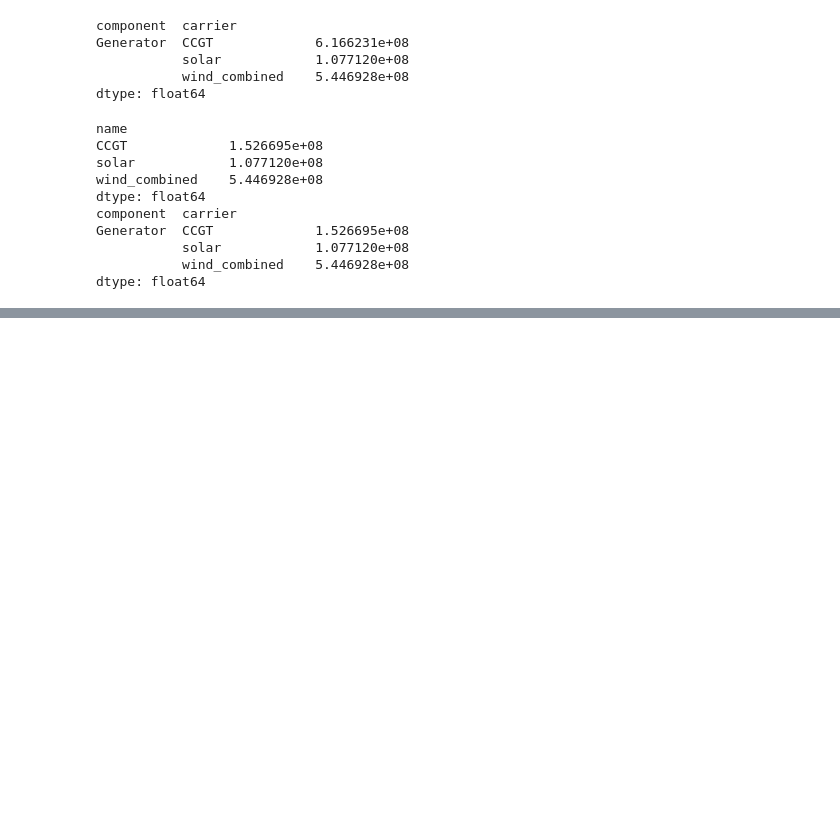
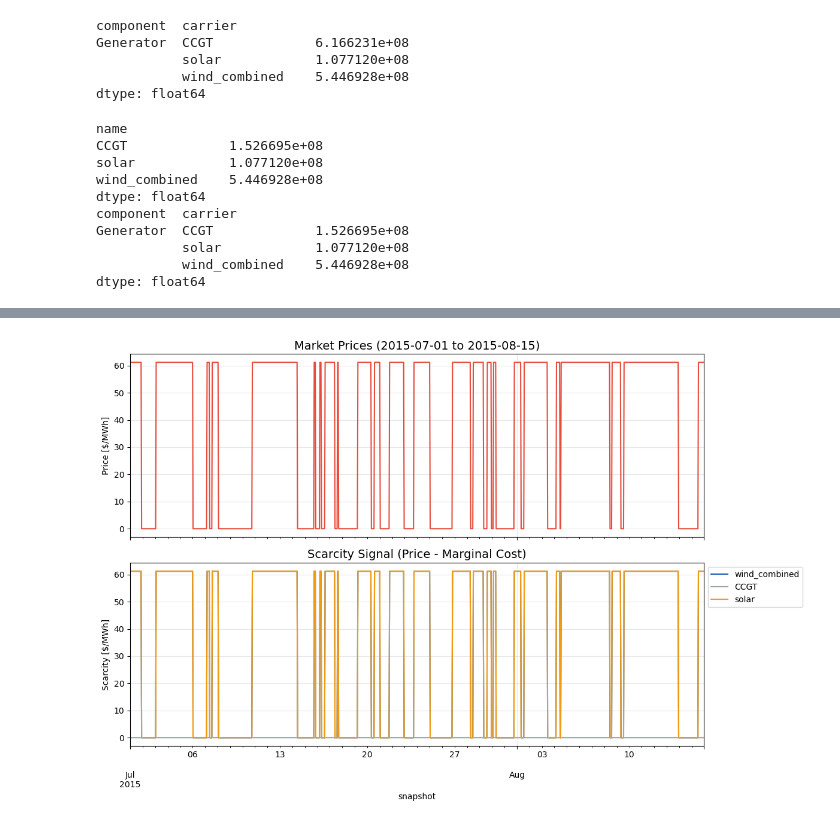
Before and after one commit to KenzoDTU/Integrated-Energy-Grids-A1G21, a Jupyter notebook: Part_1.ipynb, the cells around one changed output, grey strips where cells are left out. Cells and saved outputs as stored; diff of their text form; code cells hidden in the pictures; blank space fills up the shorter version.

```diff
--- a/Part_1.ipynb
+++ b/Part_1.ipynb
@@ -256,0 +264,4 @@ dtype: float64
+# %%
+fti.plot_prices_and_scarcity(dnk_n, '2015-07-01', '2015-08-15')
+# %% [output]
+[figure, added]
```
Also changed, not shown: parts of 11 cells of this notebook, 1 other file.
